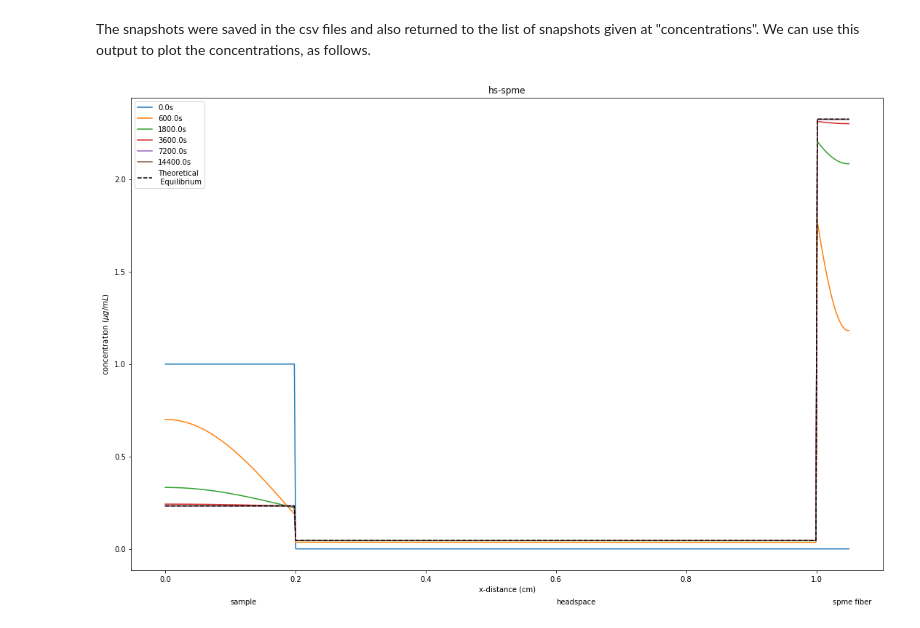
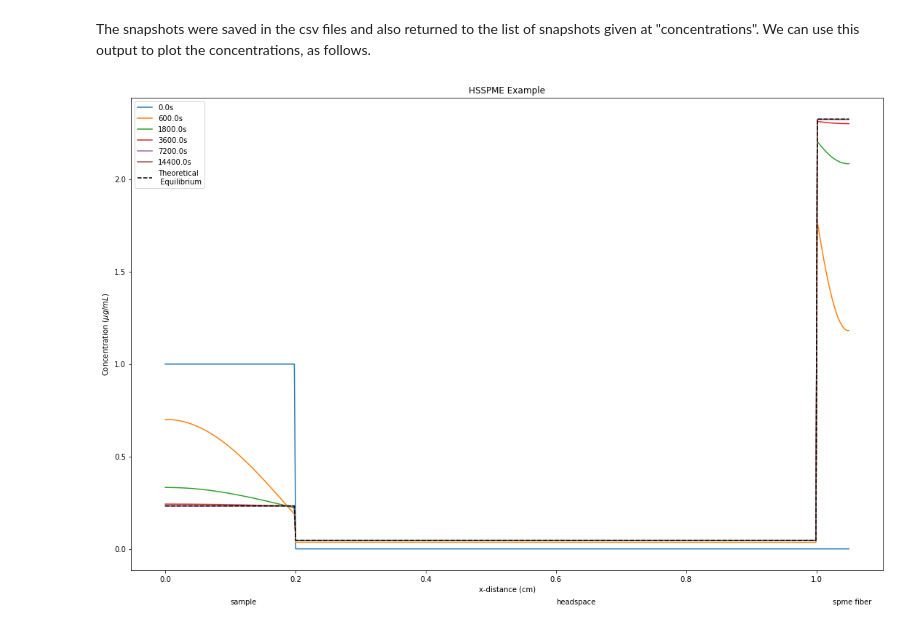
Before and after one commit to pedrospeixoto/SimEx, a Jupyter notebook: examples/HSSPME.ipynb, the cells around one changed output. Drawn from its saved outputs; the diff is of its cells as text; code cells hidden in the pictures.

```diff
--- a/examples/HSSPME.ipynb
+++ b/examples/HSSPME.ipynb
@@ -137,20 +138,20 @@ The snapshots were saved in the csv files and also returned to the list of snaps
 # %%
 fig, axes = plt.subplots(1, 1, constrained_layout=True, figsize=(15,10))
 plt.xlabel("x-distance (cm)")
-plt.ylabel("concentration ($\mu g/mL$)")
-plt.title("hs-spme")
+plt.ylabel("Concentration ($\mu g/mL$)")
+plt.title("HSSPME Example")
 
 for i, c in enumerate(concentrations):
     #Plot
     t = iplot_time[i]
     axes.plot(p.x, c, label=str(t)+"s")
 
 for i, name in enumerate(xnames):
     xlabel=0.5*p.xspace[i]+0.5*p.xspace[i+1]
     plt.text(xlabel, -0.3, name)
 
 axes.plot(p.x, p.u_equi_ext, 'k--', label="Theoretical \n Equilibrium")
 axes.legend()
 plt.savefig(p.basename+"_final.png")
 # %% [output]
-[figure, old version]
+[figure, new version]
```
Also changed, not shown: parts of 2 cells of this notebook, 4 other files.
